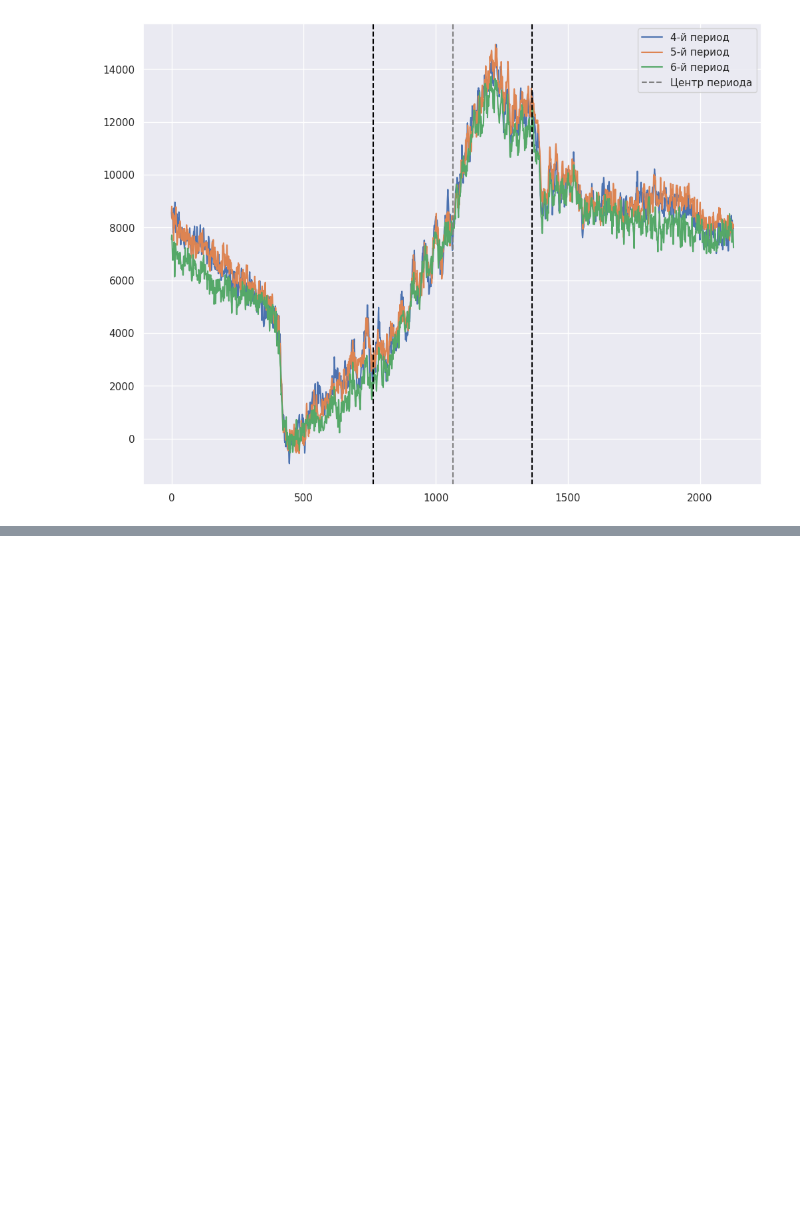
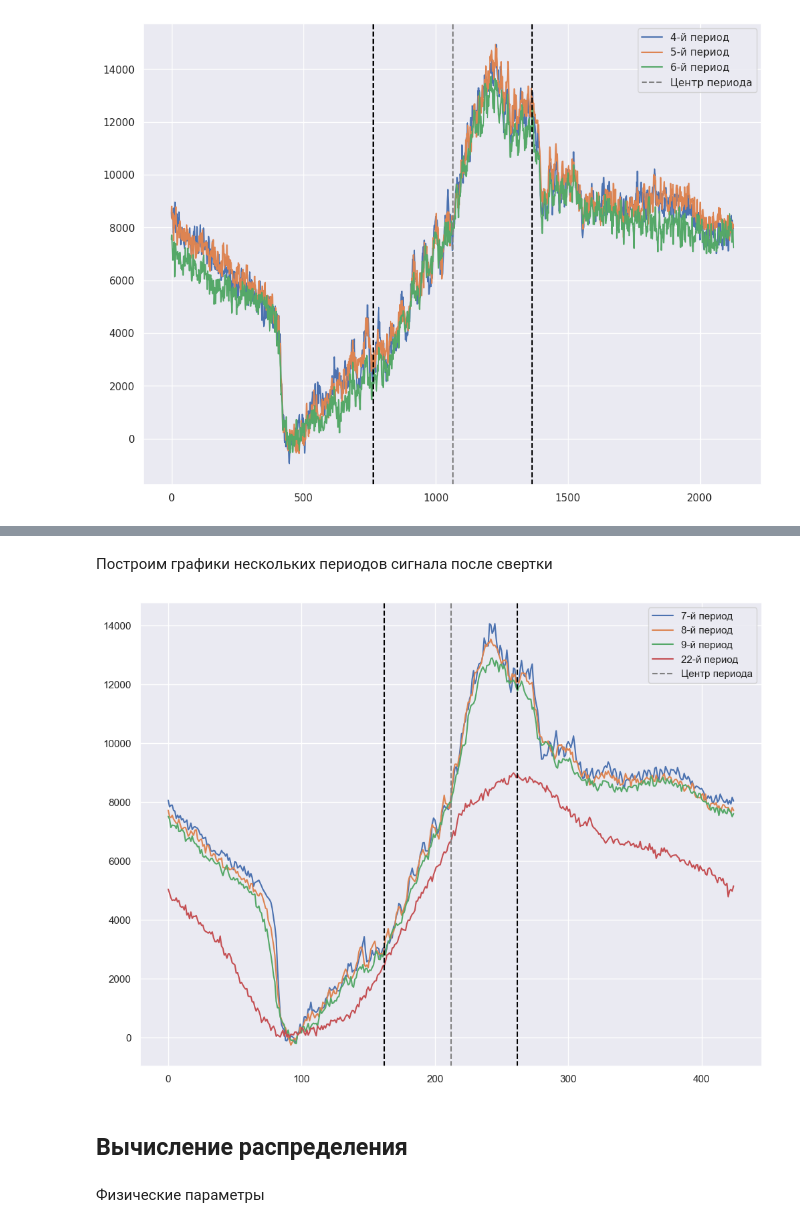
Before and after one commit to settlermine/jinr_practice, a Jupyter notebook: main.ipynb, the cells around one changed output, grey strips where cells are left out. Drawn from its saved outputs; the diff is of its cells as text; code cells hidden in the pictures; blank space fills up the shorter version.

Commit message:
Реализован поиск распределения

```diff
--- a/main.ipynb
+++ b/main.ipynb
@@ -393,3 +393,18 @@ def correct_offset_with_smoothing(bunched_signal: np.ndarray, smoothing_window_l
         # Отнимаем минимальное среднее на данном периоде от каждого из значений сигнала на периода
         corrected_signal[i] = bunch - minimal_mean
     return corrected_signal
+# %%
+def convolve_bunched_signal(bunched_signal: np.ndarray, kernel: (int, int), stride: (int, int) = (1, 1), offset: int = 0) -> np.ndarray:
+    """Свертка сигнала, поделенного по периодам
+
+    Args:
+        bunched_signal (np.ndarray): Матрица сигнала, разделенного на периоды. Каждая строка отвечает за период
+        kernel (int, int): Ядро свертки. Первое значение - длина окна по строкам, второе - по столбцам
+        stride ((int, int), optional): Шаг, на который двигается окно. Первое значение - шаг по строкам, второе - по столбцам. Defaults to (1, 1).
+        offset (int, optional): Количество строк (т.е. периодов, которое нужно пропустите). Defaults to 0.
+
+    Returns:
+        np.ndarray: Матрица сигнала после свертки
+    """
+    # Выполнение свертки встроенной фукнцией
+    return scipy.signal.convolve(bunched_signal[offset:], np.ones(kernel) / np.prod(kernel), mode='valid')[::stride[0], ::stride[1]]
@@ -821,0 +905,4 @@ plt.legend();
+# %%
+convolution_kernel = (5, 5)
+convoluted_signal = convolve_bunched_signal(corrected_signal, convolution_kernel, stride=(5, 5), offset=5)
+convoluted_signal
@@ -821,0 +923,22 @@ plt.legend();
+# %% [markdown]
+Построим графики нескольких периодов сигнала после свертки
+# %%
+half_window_length = 50
+periods_on_plot = [0, 1, 2, 15]
+
+plt.figure(figsize=(12, 9))
+
+for period_number in periods_on_plot:
+    plt.plot(convoluted_signal[period_number], label=f'{period_number+7}-й период')
+
+center = convoluted_signal.shape[1] // 2
+
+plt.axvline(center - half_window_length, ls='--', c='black')
+plt.axvline(center + half_window_length, ls='--', c='black')
+plt.axvline(center, ls='--', c='gray', label='Центр периода')
+
+plt.legend();
+# %% [output]
+[figure, added]
+# %% [markdown]
+## Вычисление распределения
@@ -821,0 +952,2 @@ plt.legend();
+# %% [markdown]
+Физические параметры
```
Also changed, not shown: parts of 10 cells of this notebook.
